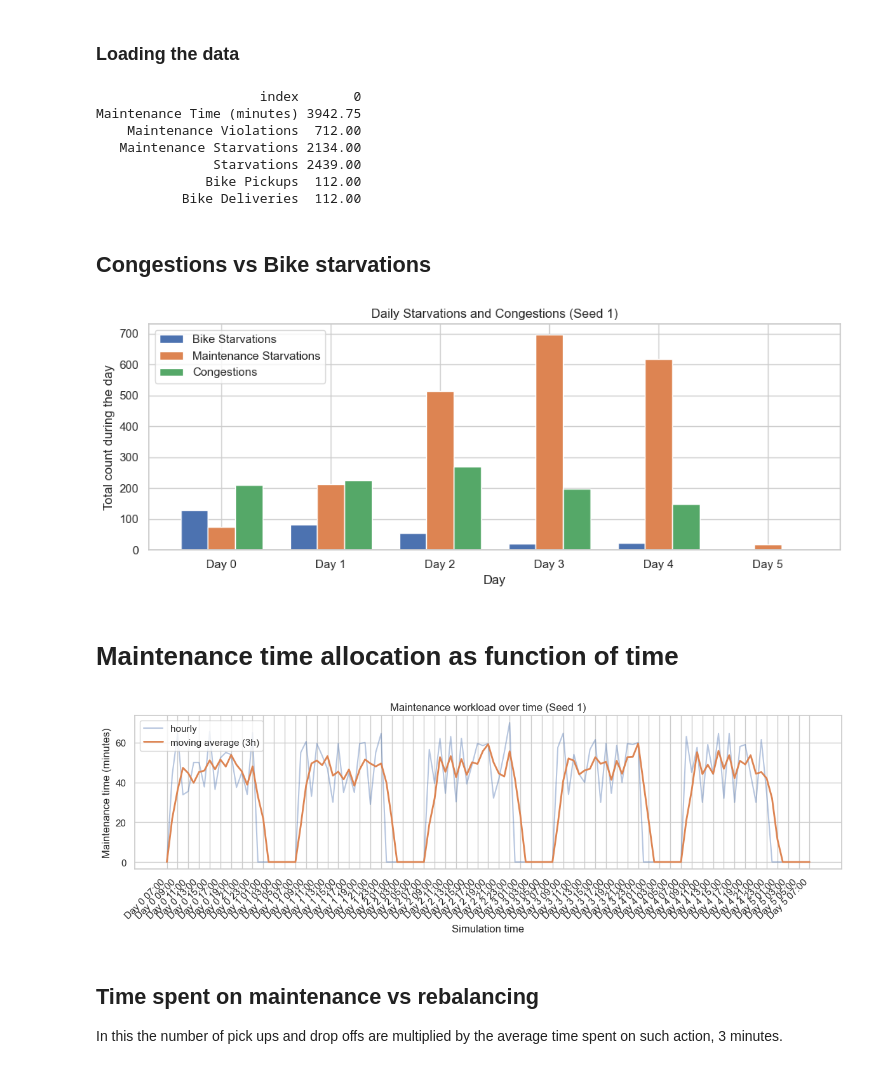
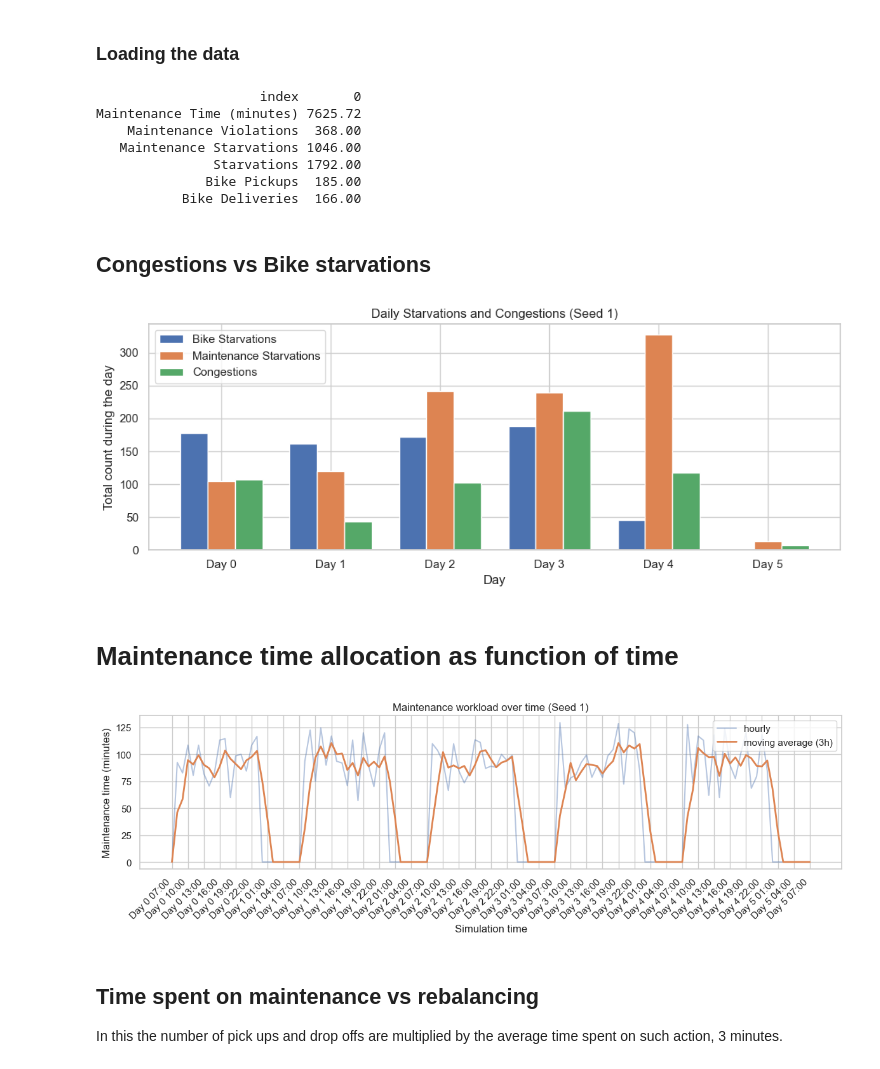
Before and after one commit to EECS-NTNU/FOMOsim, a Jupyter notebook: policies/sjovik_sund/Scripts/Maintenance_reward_analysis/single_alpha_analysis.ipynb, the cells around one changed output. Cells and saved outputs as stored; diff of their text form; code cells hidden in the pictures.

```diff
--- a/policies/sjovik_sund/Scripts/Maintenance_reward_analysis/single_alpha_analysis.ipynb
+++ b/policies/sjovik_sund/Scripts/Maintenance_reward_analysis/single_alpha_analysis.ipynb
@@ -24,19 +24,20 @@ results_dir_root = Path('../../simulation_results/TD full week')  # For TD_test_
 sns.set_theme(style="whitegrid")
 plt.rcParams['figure.figsize'] = (14, 8)
 
-alpha_value = 0.5
+alpha_value = 0.4
 
-#vehicle_df = pd.read_csv('/Users/minasjovik/Library/CloudStorage/OneDrive-NTNU/master/FOMOsim/policies/sjovik_sund/simulation_results/TD full week/sjovik_sund_alphas_TD_0612252103_seed_1_full_week_0.400_results_vehicle_visits_seed_1.csv')
-vehicle_df = pd.read_csv('/Users/minasjovik/Library/CloudStorage/OneDrive-NTNU/master/FOMOsim/policies/sjovik_sund/simulation_results/TD full week/sjovik_sund_alphas_TD_0612252103_seed_1_full_week_0.500_results_vehicle_visits_seed_1.csv')
+vehicle_df = pd.read_csv(
+    r"C:\Users\Minamsj\FOMOsim\policies\sjovik_sund\simulation_results\TD\sjovik_sund_alphas_TD_0612252103_seed_1_full_week_0.400_results_vehicle_visits_seed_1.csv"
+)
+#vehicle_df = pd.read_csv('/Users/minasjovik/Library/CloudStorage/OneDrive-NTNU/master/FOMOsim/policies/sjovik_sund/simulation_results/TD full week/sjovik_sund_alphas_TD_0612252103_seed_1_full_week_0.500_results_vehicle_visits_seed_1.csv')
 
-#hourly_data = pd.read_csv('/Users/minasjovik/Library/CloudStorage/OneDrive-NTNU/master/FOMOsim/policies/sjovik_sund/simulation_results/TD full week/sjovik_sund_alphas_TD_0612252103_seed_1_full_week_0.400_results_hourly_seed_1.csv')
-hourly_data = pd.read_csv('/Users/minasjovik/Library/CloudStorage/OneDrive-NTNU/master/FOMOsim/policies/sjovik_sund/simulation_results/TD full week/sjovik_sund_alphas_TD_0612252103_seed_1_full_week_0.500_results_hourly_seed_1.csv')
+hourly_data = pd.read_csv(r"C:\Users\Minamsj\FOMOsim\policies\sjovik_sund\simulation_results\TD\sjovik_sund_alphas_TD_0612252103_seed_1_full_week_0.400_results_hourly_seed_1.csv")
+#hourly_data = pd.read_csv('/Users/minasjovik/Library/CloudStorage/OneDrive-NTNU/master/FOMOsim/policies/sjovik_sund/simulation_results/TD full week/sjovik_sund_alphas_TD_0612252103_seed_1_full_week_0.500_results_hourly_seed_1.csv')
 
-station_hourly_activity_df = pd.read_csv('/Users/minasjovik/Library/CloudStorage/OneDrive-NTNU/master/FOMOsim/policies/sjovik_sund/simulation_results/TD full week/sjovik_sund_alphas_TD_0612252103_seed_1_full_week_0.400_results_station_hourly_seed_1.csv')
-
+station_hourly_activity_df = pd.read_csv(r"C:\Users\Minamsj\FOMOsim\policies\sjovik_sund\simulation_results\TD\sjovik_sund_alphas_TD_0612252103_seed_1_full_week_0.400_results_station_hourly_seed_1.csv")
 
 # Load station data
-with gzip.open("/Users/minasjovik/Library/CloudStorage/OneDrive-NTNU/master/FOMOsim/instances/TD_W34_old.json.gz", "rt") as f:   # adjust path if needed
+with gzip.open(r"C:\Users\Minamsj\FOMOsim\instances\TD_W34_old.json.gz", "rt") as f:   # adjust path if needed
     data = json.load(f)
 
 # data["stations"] is a list of dicts
@@ -59,12 +60,12 @@ alpha_summary = hourly_data.agg(
 print(alpha_summary.to_string(index=False))
 # %% [output]
                      index       0
-Maintenance Time (minutes) 3942.75
-    Maintenance Violations  712.00
-   Maintenance Starvations 2134.00
-               Starvations 2439.00
-              Bike Pickups  112.00
-           Bike Deliveries  112.00
+Maintenance Time (minutes) 7625.72
+    Maintenance Violations  368.00
+   Maintenance Starvations 1046.00
+               Starvations 1792.00
+              Bike Pickups  185.00
+           Bike Deliveries  166.00
 # %% [markdown]
 ## Congestions vs Bike starvations
 # %%
@@ -77,35 +78,35 @@ daily = ( hourly_data.groupby(["Seed", "Day"])
 
 daily["Congestions"] = daily["Long Congestions"]
 
 # === PLOT PER SEED: 3 bars side-by-side per DAY ===
 for seed, g in daily.groupby("Seed"):
 
     # DAY (unique days only)
     days = g["Day"].values
 
     bike_starv  = g["Bike Starvations"].values
     maint_starv = g["Maintenance Starvations"].values
-    cong        = g["Long Congestions"].values + g["Short Congestions"].values
+    cong        = g["Long Congestions"].values #+ g["Short Congestions"].values
 
     x = np.arange(len(days))   # 0,1,2,... positions
     width = 0.25               # narrower bars
 
     plt.figure(figsize=(10,4))
 
     plt.bar(x - width, bike_starv,  width=width, label="Bike Starvations")
     plt.bar(x,         maint_starv, width=width, label="Maintenance Starvations")
     plt.bar(x + width, cong,        width=width, label="Congestions")
 
     plt.xlabel("Day")
     plt.ylabel("Total count during the day")
     plt.title(f"Daily Starvations and Congestions (Seed {seed})")
 
     plt.xticks(x, [f"Day {d}" for d in days])
     plt.legend()
     plt.tight_layout()
     plt.show()
 # %% [output]
-[figure, old version]
+[figure, new version]
 # %% [markdown]
 # Maintenance time allocation as function of time
 # %%
@@ -139,7 +140,7 @@ for seed, g in hourly_data.groupby("Seed"):
     plt.title(f"Maintenance workload over time (Seed {seed})")
 
     # x-axis labels every 3rd point (avoid clutter)
-    step = 2
+    step = 3
     xticks = x.iloc[::step]
     xlabels = g["label"].iloc[::step]
     plt.xticks(xticks, xlabels, rotation=45, ha="right")
@@ -148,7 +149,7 @@ for seed, g in hourly_data.groupby("Seed"):
     plt.tight_layout()
     plt.show()
 # %% [output]
-[figure, old version]
+[figure, new version]
 # %% [markdown]
 ## Time spent on maintenance vs rebalancing
 In this the number of pick ups and drop offs are multiplied by the average time spent on such action, 3 minutes.
```
Also changed, not shown: parts of 4 cells of this notebook, 1 other file.
